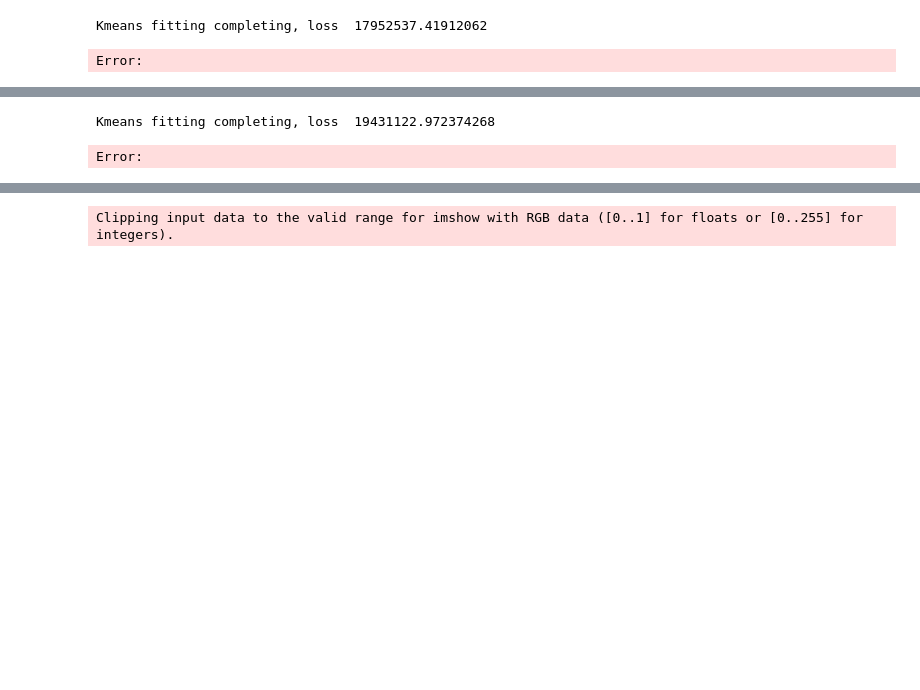
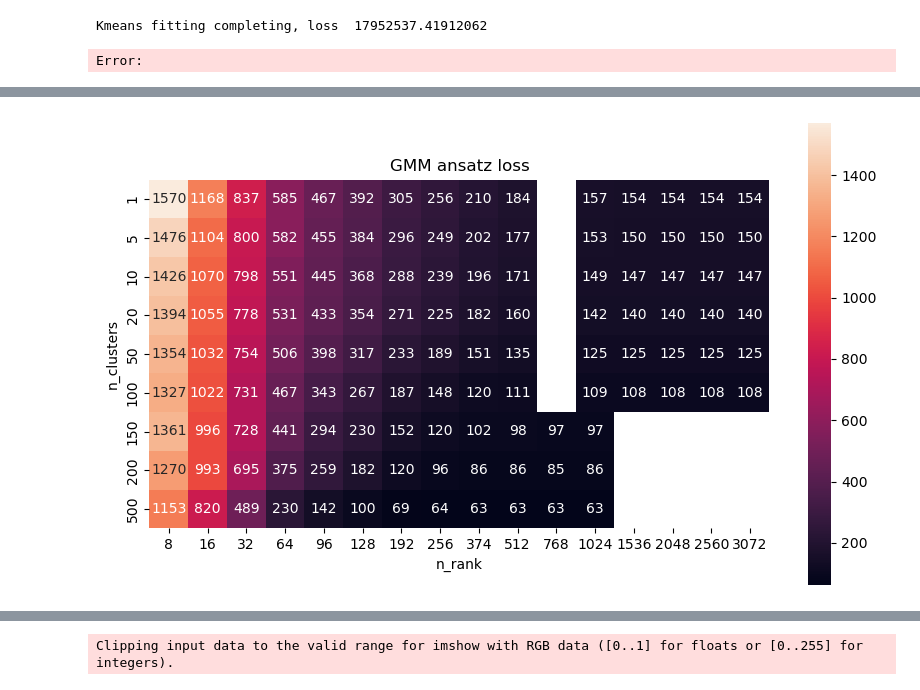
Before and after one commit to Animadversio/DiffusionMemorization, a Jupyter notebook: image_dist_GMM_score_cmp.ipynb, the cells around one changed output, grey strips where cells are left out. Drawn from its saved outputs; the diff is of its cells as text; code cells hidden in the pictures; blank space fills up the shorter version.

```diff
--- a/image_dist_GMM_score_cmp.ipynb
+++ b/image_dist_GMM_score_cmp.ipynb
@@ -643,24 +661,14 @@ Error:
-# %%
-df_col = []
-for n_clusters in [150, 200, 500, ]:#, 1000]:
-    kmeans, eigval_mat, eigvec_mat, freq_vec, center_mat = compute_cluster(X_train_tsr,
-                                n_clusters, lambda_EPS=1E-5, store_device="cpu")
-    for n_rank in reversed([8, 16, 32, 64, 96, 128, 192, 256, 374, 512, ]): #1024, 1536, 2048,
-        if n_clusters == 500 and n_rank > 1024:
-            continue
-        gmm_km_cov = initialize_gmm_ansatz(eigval_mat, eigvec_mat, freq_vec, center_mat,
-                        n_rank=n_rank, sigma_max=10, lambda_EPS=1E-5)
-        if n_rank is None:
-            n_rank = np.prod(img_shape)
-        scaling = 1 if n_clusters <= 20 else n_clusters / 20
-        print(f"N components {n_clusters} | N rank {n_rank}")
-        eval_loss, Nparams = eval_score_model(X_train_tsr, gmm_km_cov,
-                        Nbatch=int(50 * scaling), batch_size=int(2048 / scaling), device="cpu")
-        # print(f"Average loss {eval_loss:.3f} | N params {Nparams}")
-        df_col.append({"n_clusters": n_clusters, "n_rank": n_rank, "eval_loss": eval_loss, "Nparams": Nparams})
-
-df = pd.DataFrame(df_col)
-df.to_csv("CIFAR10_gmm_ansatz_kmeans_loss_high.csv", index=False)
-# %% [output]
-Kmeans fitting completing, loss  19431122.972374268
-Error:
+# %%
+df_cat = pd.concat(
+    [pd.read_csv("CIFAR10_gmm_ansatz_kmeans_loss.csv"),
+     pd.read_csv("CIFAR10_gmm_ansatz_kmeans_loss_high.csv")], ignore_index=True)
+# %%
+import seaborn as sns
+plt.figure(figsize=[10,6])
+sns.heatmap(df_cat.pivot_table(index="n_clusters", columns="n_rank", values="eval_loss"),
+            annot=True, fmt=".0f")
+plt.axis("image")
+plt.title("GMM ansatz loss for CIFAR10 data")
+plt.show()
+# %% [output]
+[figure, added]
```
Also changed, not shown: parts of 8 cells of this notebook.
